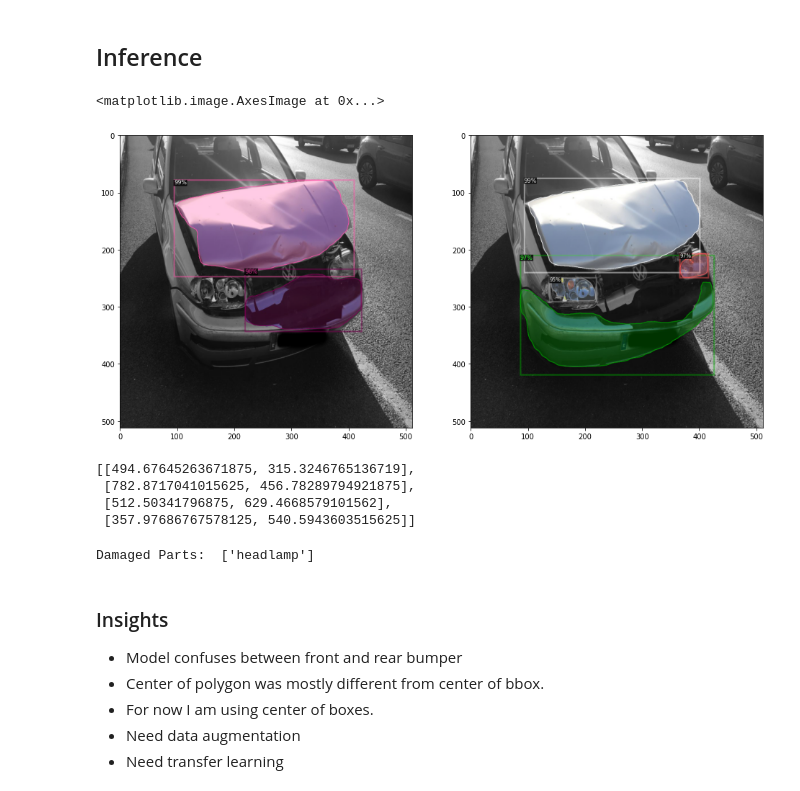
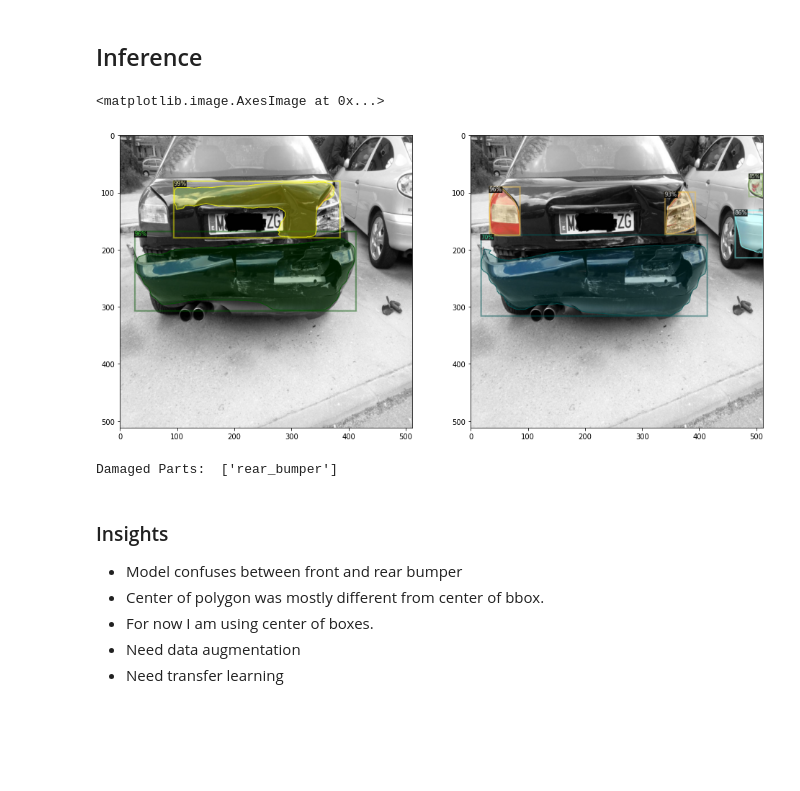
Before and after one commit to Lplenka/Car-Damage-Detection, a Jupyter notebook: detectron_inference.ipynb, the cells around one changed output. Cells and saved outputs as stored; diff of their text form; code cells hidden in the pictures; blank space fills up the shorter version.

```diff
--- a/detectron_inference.ipynb
+++ b/detectron_inference.ipynb
@@ -119,32 +119,32 @@ damage_class_map= {0:'damage'}
 parts_class_map={0:'headlamp',1:'rear_bumper', 2:'door', 3:'hood', 4: 'front_bumper'}
 # %%
 fig, (ax1, ax2) = plt.subplots(1, 2, figsize =(16,12))
-im = io.imread("sample_4.jpg")
+im = io.imread("sample.jpg")
 
 #damage inference
 damage_outputs = damage_predictor(im)
 damage_v = Visualizer(im[:, :, ::-1],
                    metadata=MetadataCatalog.get("car_dataset_val"),
                    scale=0.5,
                    instance_mode=ColorMode.IMAGE_BW   # remove the colors of unsegmented pixels. This option is only available for segmentation models
 )
 damage_out = damage_v.draw_instance_predictions(damage_outputs["instances"].to("cpu"))
 
 #part inference
 parts_outputs = part_predictor(im)
 parts_v = Visualizer(im[:, :, ::-1],
                    metadata=MetadataCatalog.get("car_mul_dataset_val"),
                    scale=0.5,
                    instance_mode=ColorMode.IMAGE_BW   # remove the colors of unsegmented pixels. This option is only available for segmentation models
 )
 parts_out = parts_v.draw_instance_predictions(parts_outputs["instances"].to("cpu"))
 
 #plot
 ax1.imshow(damage_out.get_image()[:, :, ::-1],)
 ax2.imshow(parts_out.get_image()[:, :, ::-1])
 # %% [output]
 <matplotlib.image.AxesImage at 0x...>
-[figure, old version]
+[figure, new version]
 # %%
 
 #Create damage polygons
@@ -160,17 +160,10 @@ parts_polygon_centers =  parts_outputs["instances"].pred_boxes.get_centers().tol
 #Remove centers which lie in beyond 800 units
 parts_polygon_centers_filtered = list(filter(lambda x: x[0] < 800 and x[1] < 800, parts_polygon_centers))
 parts_dict = dict(zip(parts_prediction_classes,parts_polygon_centers_filtered))
-# %%
-parts_polygon_centers_filtered
-# %% [output]
-[[494.67645263671875, 315.3246765136719],
- [782.8717041015625, 456.78289794921875],
- [512.50341796875, 629.4668579101562],
- [357.97686767578125, 540.5943603515625]]
 # %%
 print("Damaged Parts: ",detect_damage_part(damage_dict,parts_dict))
 # %% [output]
-Damaged Parts:  ['headlamp']
+Damaged Parts:  ['rear_bumper']
 # %% [markdown]
 ### Insights
 * Model confuses between front and rear bumper
```
